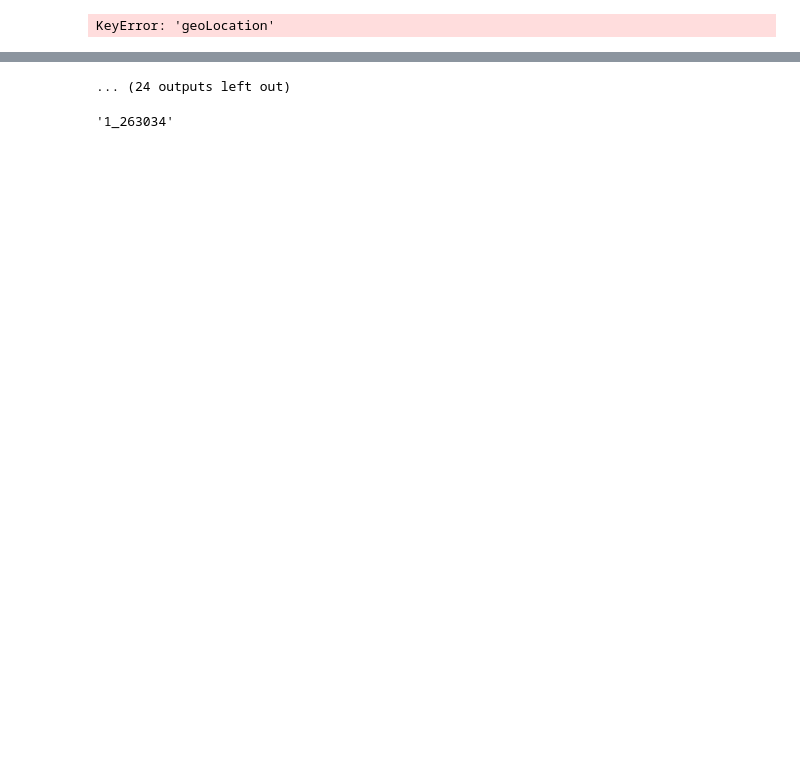
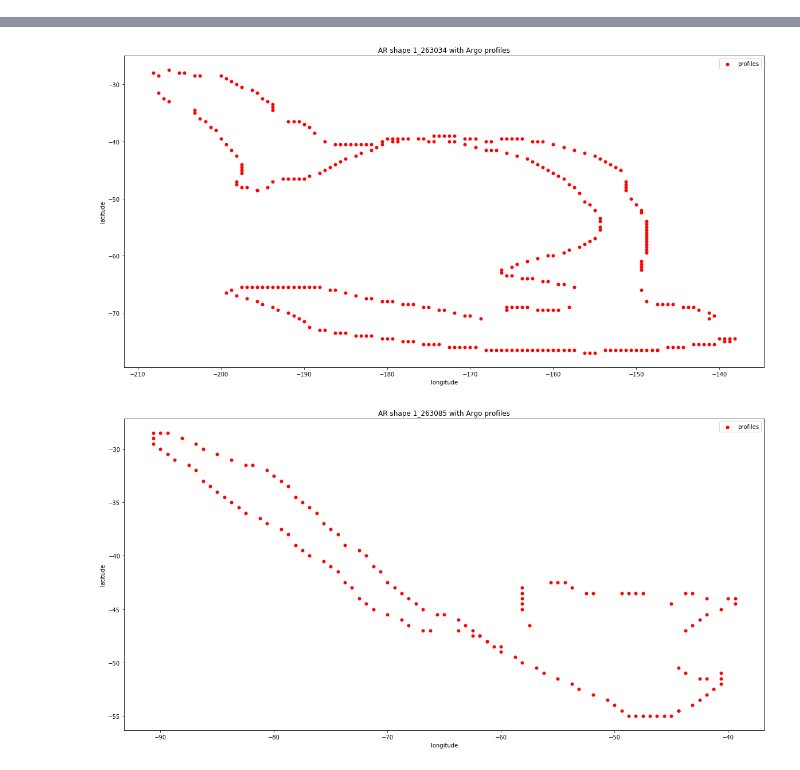
Before and after one commit to tylertucker202/argo-database, a Jupyter notebook: AR/AR test.ipynb, the cells around one changed output, grey strips where cells are left out. Saved outputs shown, nothing was run; the diff lists cells and outputs as text; code cells hidden in the pictures; blank space fills up the shorter version.

```diff
--- a/AR/AR test.ipynb
+++ b/AR/AR test.ipynb
@@ -38,7 +38,7 @@ def make_year_dates(year):
     dates =  pd.date_range(start='1/1/'+str(year), end='1/1/'+str(year+1), freq='3H')
     return dates[:-1]
 
-def test_selection_profiles(startDate, endDate, shape, _id):
+def test_selection_profiles(startDate, endDate, shape, _id, pnt=None):
     "sends out AR _id if query failed, otherwise, true."
     baseURL = 'http://localhost:3000/selection/profiles/map'
     startDateQuery = '?startDate=' + startDate
@@ -46,6 +46,8 @@ def test_selection_profiles(startDate, endDate, shape, _id):
     shapeQuery = '&shape='+shape
     url = baseURL + startDateQuery + endDateQuery + shapeQuery
     resp = requests.get(url)
+    if pnt:
+        print(url)
     # Consider any status other than 2xx an error
     if not resp.status_code // 100 == 2:
         return _id
@@ -120,19 +120,17 @@ def format_ars(ars):
     return out
 ffar = format_ars(fa)
 arDf = pd.DataFrame(ffar)
-# %% [output]
-KeyError: 'geoLocation'
 # %%
-def plot_profiles_and_ar(ar):
-    fig = plt.figure()
+def plot_profiles_and_ar(lons, lats, id):
+    fig = plt.figure(figsize=(20,10))
     axes = plt.axes()
-    ax, ay = ar.lats, ar.longs
-    axes.scatter(ax,ay,marker='o',c='r',s=25)
-    axes.set_title('AR shape {} with Argo profiles'.format(ar.id))
-    axes.set_ylabel('longitude')
-    axes.set_xlabel('latitude')
+    axes.scatter(lons,lats,marker='o',c='r',s=25)
+    axes.set_title('AR shape {} with Argo profiles'.format(id))
+    axes.set_ylabel('latitude')
+    axes.set_xlabel('longitude')
     axes.legend(['profiles', 'ar shape'])
     return fig
+
 for row in arDf.itertuples():
-    fig = plot_profiles_and_ar(row)
+    fig = plot_profiles_and_ar(row.longs, row.lats, row.id)
 # %% [output]
@@ -151,5 +137,2 @@ for row in arDf.itertuples():
-... (24 outputs left out)
+[figure, added]
+[figure, added]
-# %%
-row.id
-# %% [output]
-'1_263034'
```
Also changed, not shown: parts of 17 cells of this notebook, 5 other files.
